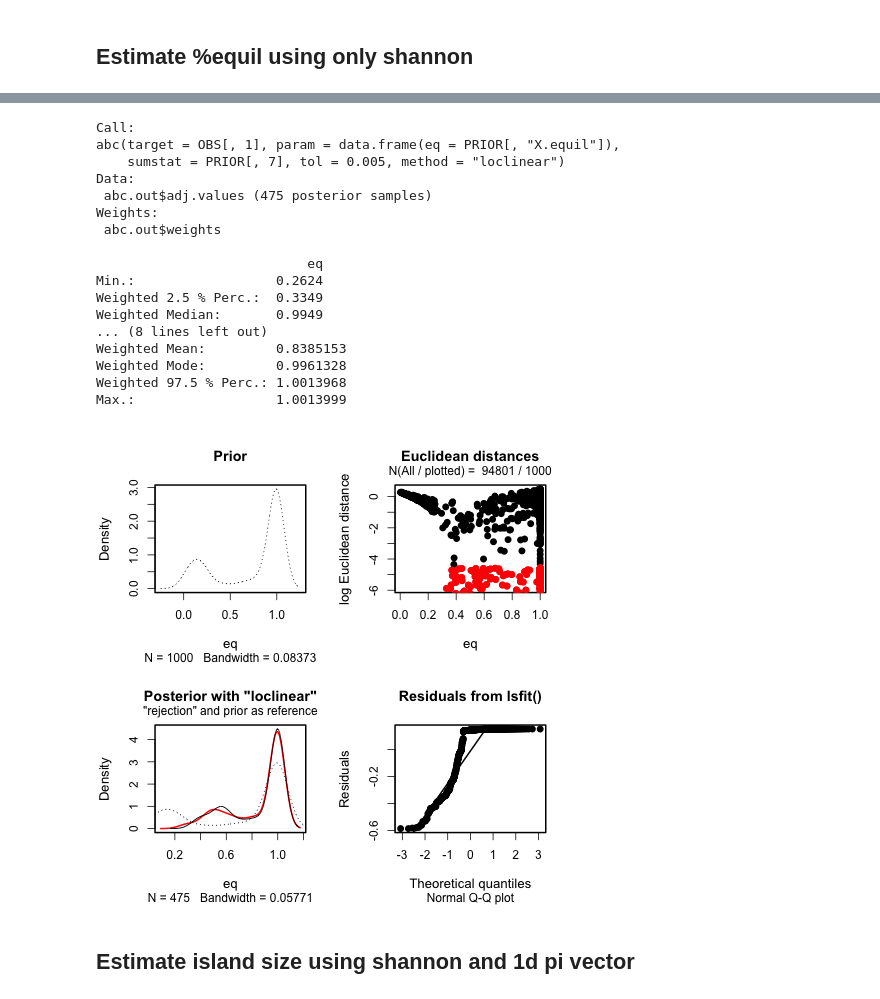
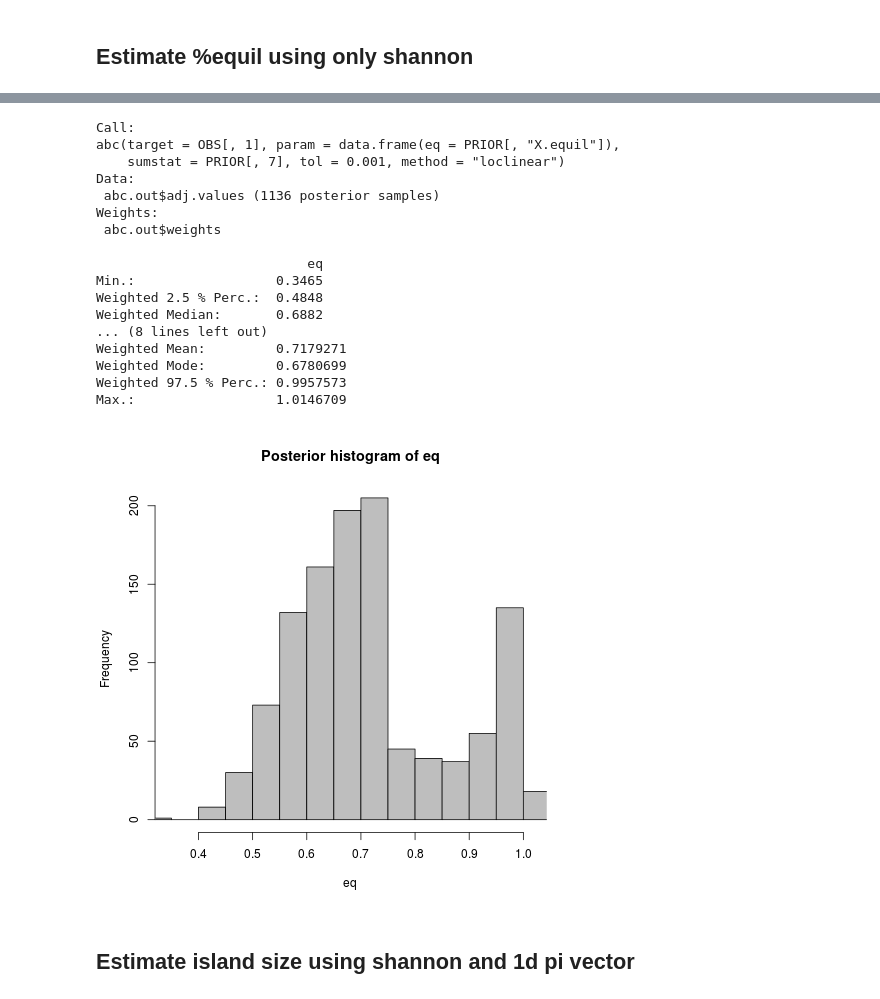
Before and after one commit to isaacovercast/gimmeSAD, a Jupyter notebook: ipython-notebooks/spider_postflight.ipynb, the cells around one changed output, grey strips where cells are left out. Cells and saved outputs as stored; diff of their text form; code cells hidden in the pictures.

```diff
--- a/ipython-notebooks/spider_postflight.ipynb
+++ b/ipython-notebooks/spider_postflight.ipynb
@@ -192,10 +175,10 @@ plot(cv.res.reg)
 ## Do the ABC
 # %%
 %%R
-res.abc = abc(target=OBS, param=data.frame(eq=PRIOR[,"X.equil"]), sumstat=PRIOR[,7:17], tol=0.01, method="rejection")
+res.abc = abc(target=OBS, param=data.frame(eq=PRIOR[,"X.equil"]), sumstat=PRIOR[,7:17], tol=0.001, method="rejection")
 print(summary(res.abc))
-#hist(res.abc)
-plot(res.abc, param=PRIOR[,"X.equil"])
+hist(res.abc)
+#plot(res.abc, param=PRIOR[,"X.equil"])
 # %% [output]
 Call:
 abc(target = OBS, param = data.frame(eq = PRIOR[, "X.equil"]),
@@ -260,9 +237,9 @@ Prediction error based on a cross-validation sample of 50
 # %%
 %%R
-res.abc = abc(target=OBS, param=data.frame(colrate=PRIOR[,"colrate"]), sumstat=PRIOR[,7:17], tol=0.01, method="loclinear")
+res.abc = abc(target=OBS, param=data.frame(colrate=PRIOR[,"colrate"]), sumstat=PRIOR[,7:17], tol=0.001, method="loclinear")
 print(summary(res.abc))
 hist(res.abc)
-#plot(res.abc, param=PRIOR[,"colrate"])
+plot(res.abc, param=PRIOR[,"colrate"])
 # %% [output]
 Call:
 abc(target = OBS, param = data.frame(colrate = PRIOR[, "colrate"]),
@@ -300,6 +278,9 @@ Prediction error based on a cross-validation sample of 100
 # %%
 %%R
-res.abc = abc(target=OBS[2:11], param=data.frame(shan=PRIOR[,"shannon"]), sumstat=PRIOR[,8:17], tol=0.05, method="loclinear")
+## w/o 'veil line'
+res.abc = abc(target=OBS[2:11], param=data.frame(shan=PRIOR[,"shannon"]), sumstat=PRIOR[,8:17], tol=0.003, method="loclinear")
+## w/ veil line
+#res.abc = abc(target=OBS[3:11], param=data.frame(shan=PRIOR[,"shannon"]), sumstat=PRIOR[,9:17], tol=0.05, method="loclinear")
 print(summary(res.abc))
 hist(res.abc, true=3.737537, cap="", breaks=10)
 #plot(res.abc, param=PRIOR[,"shannon"])
@@ -344,10 +326,11 @@ We can fake this by just dropping the singleton bin, here's the code w/o the vei
 `res.abc = abc(target=OBS[2:11], param=data.frame(eq=PRIOR[,"X.equil"]), sumstat=PRIOR[,8:17], tol=0.05, method="neuralnet")`
 # %%
 %%R
-res.abc = abc(target=OBS[3:11], param=data.frame(eq=PRIOR[,"X.equil"]), sumstat=PRIOR[,9:17], tol=0.01, method="neuralnet")
+res.abc = abc(target=OBS[3:11], param=data.frame(eq=PRIOR[,"X.equil"]), sumstat=PRIOR[,9:17], tol=0.001, method="loclinear")
 print(summary(res.abc))
 #print(res.abc$ss)
 hist(res.abc)
-hist(res.abc$dist)
-plot(res.abc, param=PRIOR[,"X.equil"])
+hist(res.abc$adj.values)
+#hist(res.abc$dist)
+#plot(res.abc, param=PRIOR[,"X.equil"])
 # %% [output]
@@ -443,28 +454,28 @@ Prediction error based on a cross-validation sample of 100
 # %%
 %%R
-res.abc = abc(target=OBS[,1], param=data.frame(eq=PRIOR[,"X.equil"]), sumstat=PRIOR[,7], tol=0.005, method="loclinear")
+res.abc = abc(target=OBS[,1], param=data.frame(eq=PRIOR[,"X.equil"]), sumstat=PRIOR[,7], tol=0.001, method="loclinear")
 print(summary(res.abc))
-#hist(res.abc)
-plot(res.abc, param=PRIOR[,"X.equil"])
+hist(res.abc)
+#plot(res.abc, param=PRIOR[,"X.equil"])
 # %% [output]
 Call:
 abc(target = OBS[, 1], param = data.frame(eq = PRIOR[, "X.equil"]),
-    sumstat = PRIOR[, 7], tol = 0.005, method = "loclinear")
+    sumstat = PRIOR[, 7], tol = 0.001, method = "loclinear")
 Data:
- abc.out$adj.values (475 posterior samples)
+ abc.out$adj.values (1136 posterior samples)
 Weights:
  abc.out$weights
 
                            eq
-Min.:                  0.2624
-Weighted 2.5 % Perc.:  0.3349
-Weighted Median:       0.9949
+Min.:                  0.3465
+Weighted 2.5 % Perc.:  0.4848
+Weighted Median:       0.6882
 ... (8 lines left out)
-Weighted Mean:         0.8385153
-Weighted Mode:         0.9961328
-Weighted 97.5 % Perc.: 1.0013968
-Max.:                  1.0013999
+Weighted Mean:         0.7179271
+Weighted Mode:         0.6780699
+Weighted 97.5 % Perc.: 0.9957573
+Max.:                  1.0146709
-[figure, old version]
+[figure, new version]
 # %% [markdown]
 ## Estimate island size using shannon and 1d pi vector
 # %%
```
Also changed, not shown: parts of 17 cells of this notebook, 2 other files.
